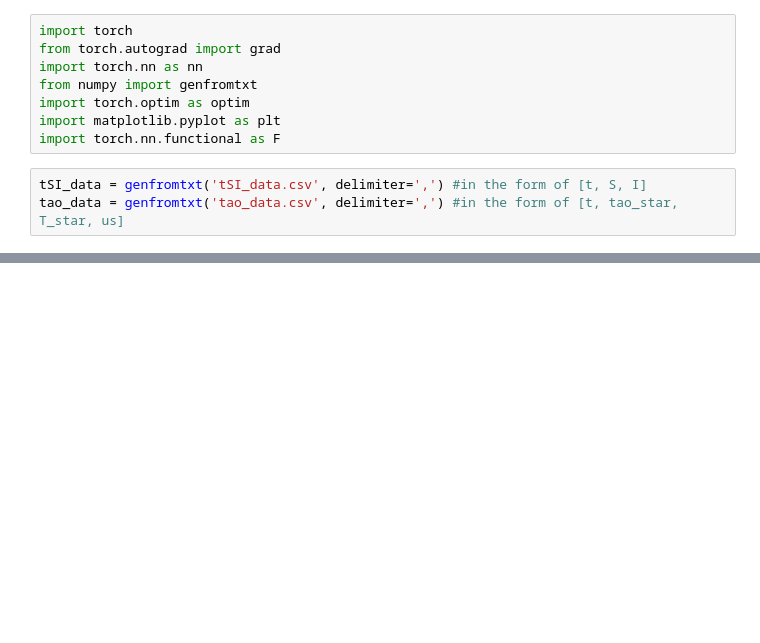
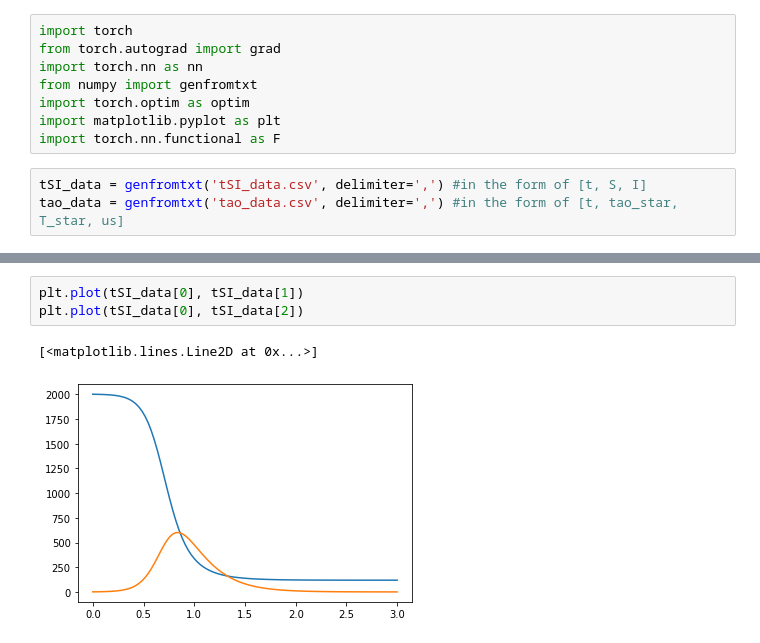
Before and after one commit to Shaier/DINN, a Jupyter notebook: test.ipynb, the cells around one changed output, grey strips where cells are left out. Cells and saved outputs as stored; diff of their text form; blank space fills up the shorter version.

```diff
--- a/test.ipynb
+++ b/test.ipynb
@@ -133,0 +129,6 @@ tensor([3.4841], requires_grad=True)
+# %%
+plt.plot(tSI_data[0], tSI_data[1])
+plt.plot(tSI_data[0], tSI_data[2])
+# %% [output]
+[<matplotlib.lines.Line2D at 0x...>]
+[figure, added]
```
Also changed, not shown: parts of 4 cells of this notebook.
